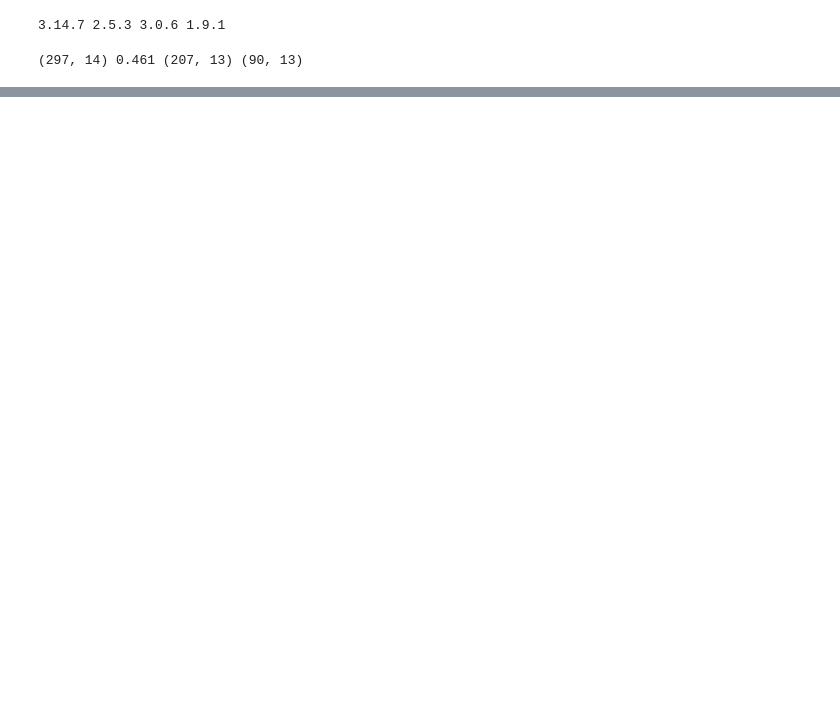
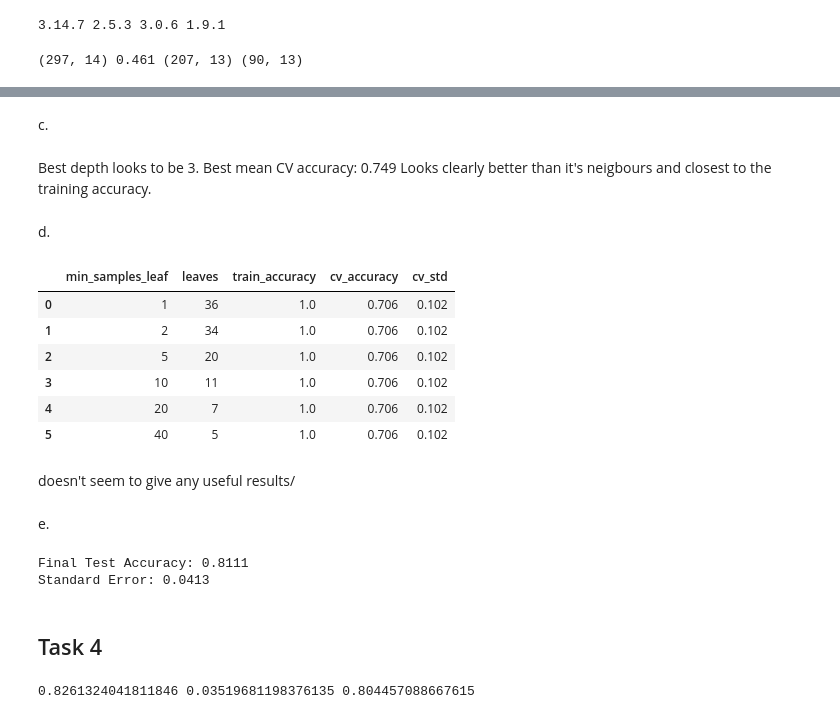
Before and after one commit to MrBiscit/lab2_ml, a Jupyter notebook: ml2.ipynb, the cells around one changed output, grey strips where cells are left out. Saved outputs shown, nothing was run; the diff lists cells and outputs as text; code cells hidden in the pictures; blank space fills up the shorter version.

```diff
--- a/ml2.ipynb
+++ b/ml2.ipynb
@@ -58,0 +326,71 @@ def predict_tree(tree, X):
+# %% [markdown]
+c.
+# %% [markdown]
+Best depth looks to be 3.
+Best mean CV accuracy: 0.749
+Looks clearly better than it's neigbours and closest to the training accuracy.
+# %% [markdown]
+d.
+# %%
+leaf_sizes = [1, 2, 5, 10, 20, 40]
+leaf_results = []
+
+for leaf_size in leaf_sizes:
+    model = DecisionTreeClassifier(
+        criterion="entropy",
+        max_depth=None,
+        min_samples_leaf=leaf_size,
+        random_state=SEED
+    )
+    fitted = model.fit(X_train, y_train)
+
+    leaf_results.append({
+        "min_samples_leaf": leaf_size,
+        "leaves": fitted.get_n_leaves(),
+        "train_accuracy": scores["train_score"].mean(),
+        "cv_accuracy": scores["test_score"].mean(),
+        "cv_std": scores["test_score"].std()
+    })
+
+leaf_df = pd.DataFrame(leaf_results)
+display(leaf_df.round(3))
+# %% [output]
+|  | min_samples_leaf | leaves | train_accuracy | cv_accuracy | cv_std |
+| 0 | 1 | 36 | 1.0 | 0.706 | 0.102 |
+| 1 | 2 | 34 | 1.0 | 0.706 | 0.102 |
+| 2 | 5 | 20 | 1.0 | 0.706 | 0.102 |
+| 3 | 10 | 11 | 1.0 | 0.706 | 0.102 |
+| 4 | 20 | 7 | 1.0 | 0.706 | 0.102 |
+| 5 | 40 | 5 | 1.0 | 0.706 | 0.102 |
+# %% [markdown]
+doesn't seem to give any useful results/
+# %% [markdown]
+e.
+# %%
+chosen_depth = 3
+
+final_model = DecisionTreeClassifier(criterion="entropy", max_depth=chosen_depth, random_state=SEED)
+final_model.fit(X_train, y_train)
+
+test_acc = final_model.score(X_test, y_test)
+n_test = len(y_test)
+
+std_error = np.sqrt((test_acc * (1 - test_acc)) / n_test)
+
+print(f"Final Test Accuracy: {test_acc:.4f}")
+print(f"Standard Error: {std_error:.4f}")
+# %% [output]
+Final Test Accuracy: 0.8111
+Standard Error: 0.0413
+# %% [markdown]
+## Task 4
+# %%
+from sklearn.linear_model import LogisticRegression
+from sklearn.pipeline import make_pipeline
+from sklearn.preprocessing import StandardScaler
+
+logreg = make_pipeline(StandardScaler(), LogisticRegression(max_iter=5000))
+scores = cross_validate(logreg, X_train, y_train, cv=cv, scoring=("accuracy", "f1"))
+print(scores["test_accuracy"].mean(), scores["test_accuracy"].std(), scores["test_f1"].mean())
+# %% [output]
+0.8261324041811846 0.03519681198376135 0.804457088667615
```
Also changed, not shown: parts of 42 cells of this notebook.
